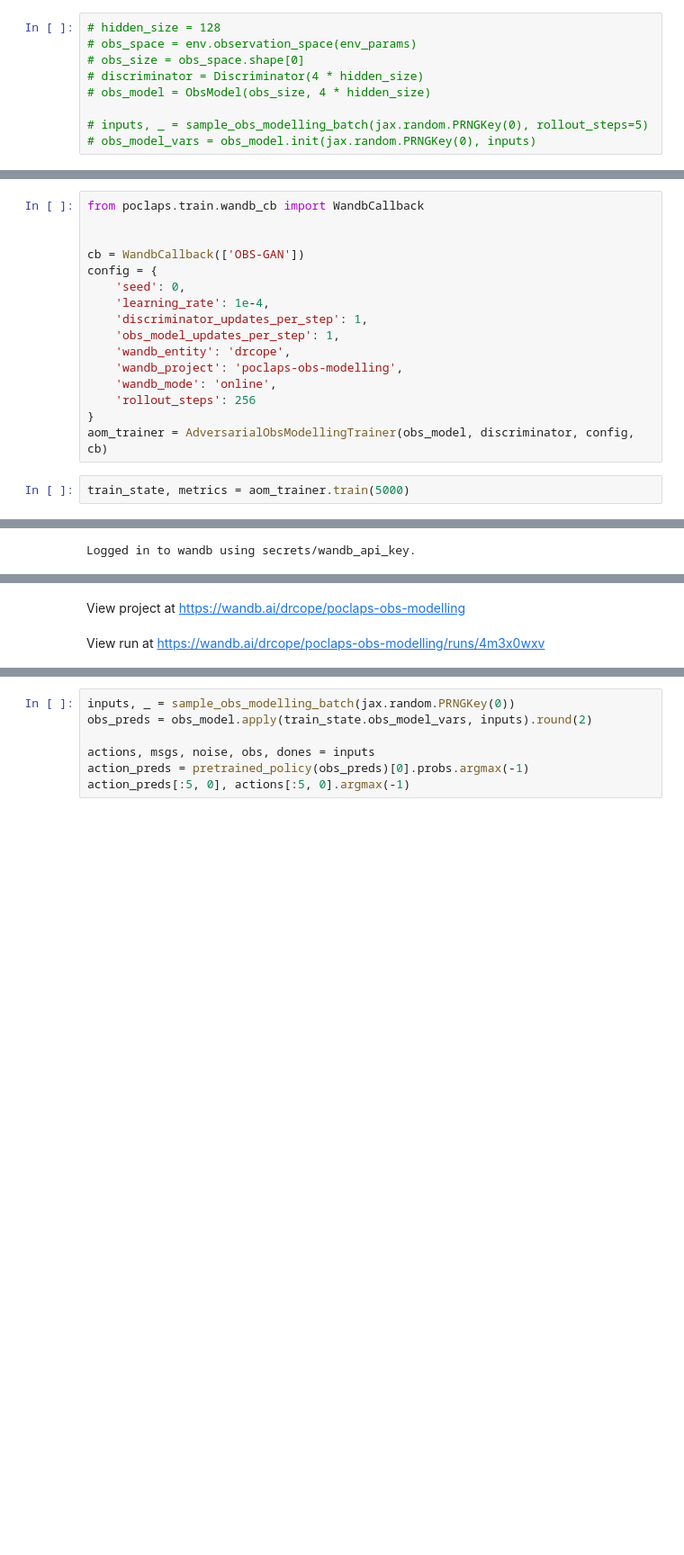
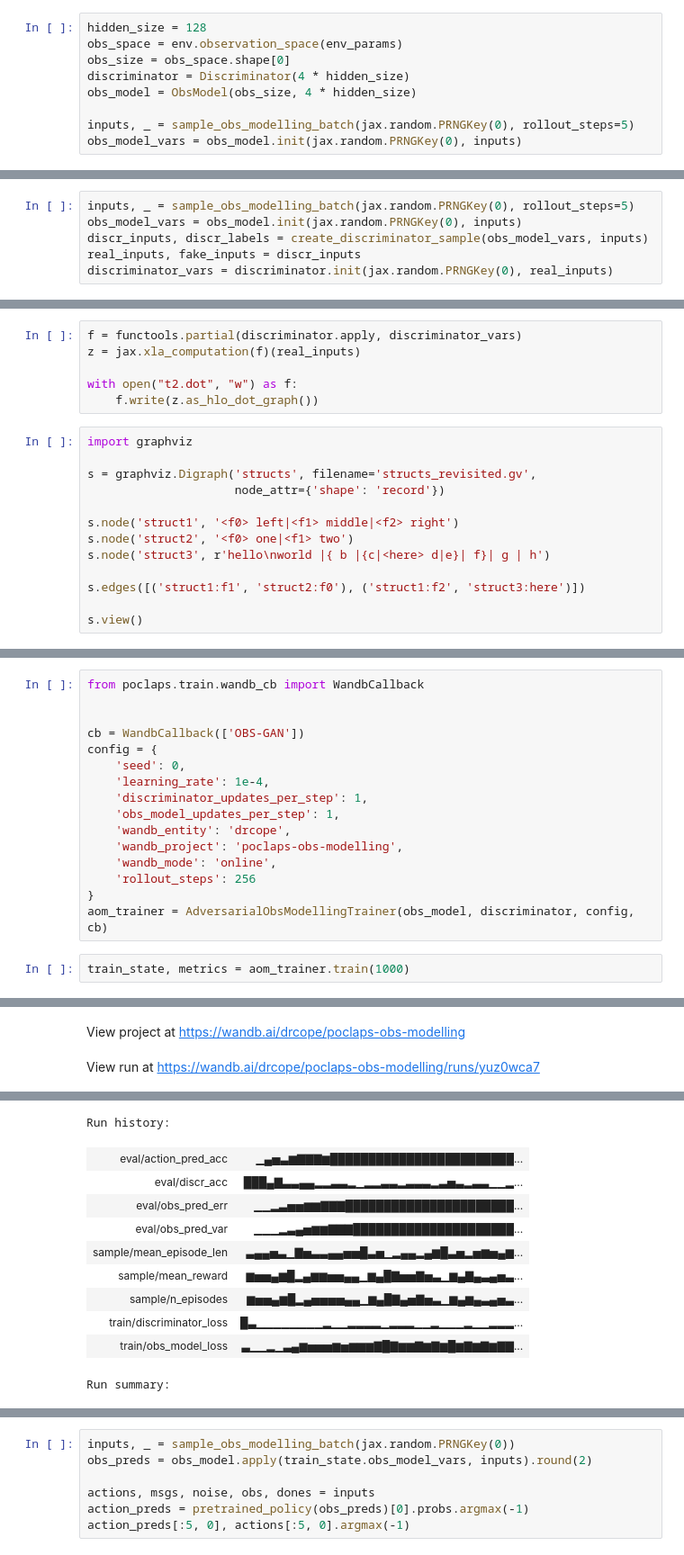
Before and after one commit to DylanCope/poclaps, a Jupyter notebook: obs_modelling.ipynb, the cells around one changed output, grey strips where cells are left out. Shown: that part at 90% size. Cells and saved outputs as stored; diff of their text form; blank space fills up the shorter version.

```diff
--- a/obs_modelling.ipynb
+++ b/obs_modelling.ipynb
@@ -210,12 +193,12 @@ class Discriminator(nn.Module):
 # %%
-# hidden_size = 128
-# obs_space = env.observation_space(env_params)
-# obs_size = obs_space.shape[0]
-# discriminator = Discriminator(4 * hidden_size)
-# obs_model = ObsModel(obs_size, 4 * hidden_size)
+hidden_size = 128
+obs_space = env.observation_space(env_params)
+obs_size = obs_space.shape[0]
+discriminator = Discriminator(4 * hidden_size)
+obs_model = ObsModel(obs_size, 4 * hidden_size)
 
-# inputs, _ = sample_obs_modelling_batch(jax.random.PRNGKey(0), rollout_steps=5)
-# obs_model_vars = obs_model.init(jax.random.PRNGKey(0), inputs)
+inputs, _ = sample_obs_modelling_batch(jax.random.PRNGKey(0), rollout_steps=5)
+obs_model_vars = obs_model.init(jax.random.PRNGKey(0), inputs)
 # %%
 hidden_size = 128
 obs_space = env.observation_space(env_params)
@@ -474,0 +281,6 @@ class AdversarialObsModellingTrainer:
+# %%
+inputs, _ = sample_obs_modelling_batch(jax.random.PRNGKey(0), rollout_steps=5)
+obs_model_vars = obs_model.init(jax.random.PRNGKey(0), inputs)
+discr_inputs, discr_labels = create_discriminator_sample(obs_model_vars, inputs)
+real_inputs, fake_inputs = discr_inputs
+discriminator_vars = discriminator.init(jax.random.PRNGKey(0), real_inputs)
@@ -474,0 +300,19 @@ class AdversarialObsModellingTrainer:
+# %%
+f = functools.partial(discriminator.apply, discriminator_vars)
+z = jax.xla_computation(f)(real_inputs)
+
+with open("t2.dot", "w") as f:
+    f.write(z.as_hlo_dot_graph())
+# %%
+import graphviz
+
+s = graphviz.Digraph('structs', filename='structs_revisited.gv',
+                     node_attr={'shape': 'record'})
+
+s.node('struct1', '<f0> left|<f1> middle|<f2> right')
+s.node('struct2', '<f0> one|<f1> two')
+s.node('struct3', r'hello\nworld |{ b |{c|<here> d|e}| f}| g | h')
+
+s.edges([('struct1:f1', 'struct2:f0'), ('struct1:f2', 'struct3:here')])
+
+s.view()
@@ -489,5 +527,5 @@ config = {
 }
 aom_trainer = AdversarialObsModellingTrainer(obs_model, discriminator, config, cb)
 # %%
-train_state, metrics = aom_trainer.train(5000)
+train_state, metrics = aom_trainer.train(1000)
 # %% [output]
@@ -496,3 +533,2 @@ wandb: Currently logged in as: drcope. Use `wandb login --relogin` to force relo
-Logged in to wandb using secrets/wandb_api_key.
 wandb version 0.17.3 is available! To upgrade, please run: $ pip install wandb --upgrade
 Tracking run with wandb version 0.16.1
@@ -501,2 +537,2 @@ Syncing run easy-salad-30 to Weights & Biases (docs)
 View project at https://wandb.ai/drcope/poclaps-obs-modelling
-View run at https://wandb.ai/drcope/poclaps-obs-modelling/runs/4m3x0wxv
+View run at https://wandb.ai/drcope/poclaps-obs-modelling/runs/yuz0wca7
@@ -502,0 +540,11 @@ View run at https://wandb.ai/drcope/poclaps-obs-modelling/runs/4m3x0wxv
+Run history:
+| eval/action_pred_acc | ▁▄▅▃▆▇▇▇▆████████████████████████... |
+| eval/discr_acc | ███▄▇▃▃▄▄▂▂▃▃▂▁▂▂▃▃▂▃▃▃▂▃▅▃▂▃▃▁▁▂... |
+| eval/obs_pred_err | ▁▁▂▃▅▅▆▆▇▇▇██████████████████████... |
+| eval/obs_pred_var | ▁▁▁▂▃▄▅▆▆▇▇▇█████████████████████... |
+| sample/mean_episode_len | ▃▄▄▅▃▁▇▅▃▃▄▄▅▅█▃▅▁▂▄▄▂▄▆█▃▅▂▅▆▅▄▆... |
+| sample/mean_reward | ▆▅▅▄▆█▂▄▆▆▅▅▄▄▁▆▄█▇▅▅▇▅▃▁▆▄▇▄▃▄▅▃... |
+| sample/n_episodes | ▆▅▅▄▆█▂▄▅▅▅▅▄▄▁▆▄█▇▄▅▇▅▃▁▆▄▆▄▃▄▅▃... |
+| train/discriminator_loss | █▃▁▁▁▁▁▁▁▁▂▁▁▂▂▂▂▁▂▂▂▁▁▂▁▁▁▂▁▁▂▂▂... |
+| train/obs_model_loss | ▃▁▁▂▁▃▄▆▅▅▅▆▅▆▆▆▇█▇▆▆▇▆▇▆█▆▇▆▇▆▇▇... |
+Run summary:
```
Also changed, not shown: parts of 13 cells of this notebook, 1 other file.
